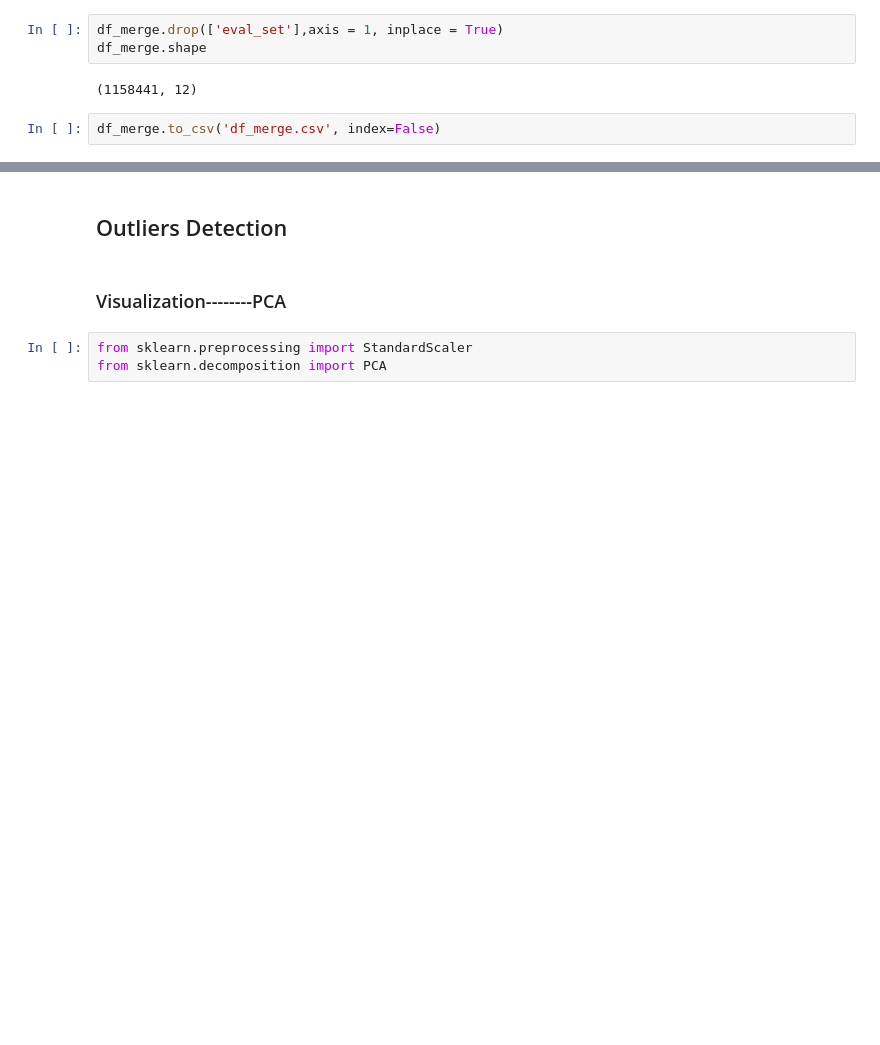
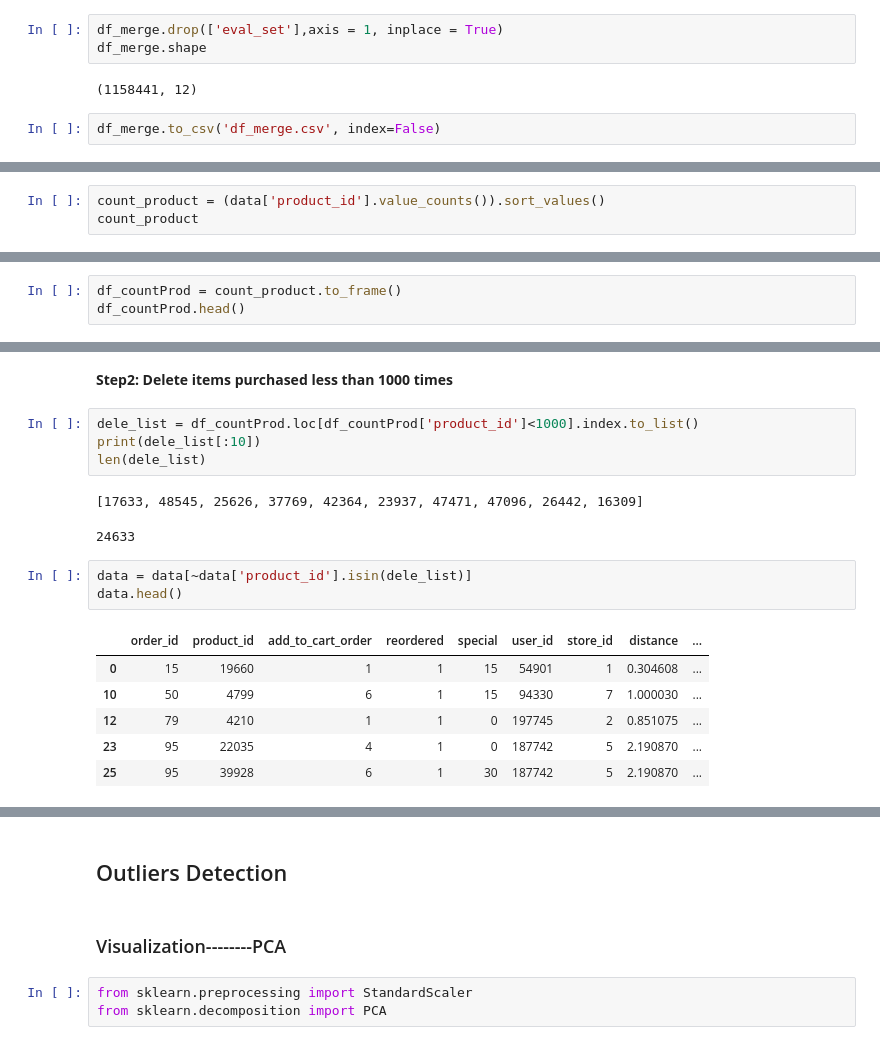
Before and after one commit to ireydiak/fraud_detection, a Jupyter notebook: TP2/Wanlin/preprocessing.ipynb, the cells around one changed output, grey strips where cells are left out. Drawn from its saved outputs; the diff is of its cells as text; blank space fills up the shorter version.

Commit message:
Delete items purchased less than 1000 times

```diff
--- a/TP2/Wanlin/preprocessing.ipynb
+++ b/TP2/Wanlin/preprocessing.ipynb
@@ -148,0 +173,3 @@ df_merge.to_csv('df_merge.csv', index=False)
+# %%
+count_product = (data['product_id'].value_counts()).sort_values()
+count_product
@@ -148,0 +195,3 @@ df_merge.to_csv('df_merge.csv', index=False)
+# %%
+df_countProd = count_product.to_frame()
+df_countProd.head()
@@ -148,0 +221,19 @@ df_merge.to_csv('df_merge.csv', index=False)
+# %% [markdown]
+**Step2: Delete items purchased less than 1000 times**
+# %%
+dele_list = df_countProd.loc[df_countProd['product_id']<1000].index.to_list()
+print(dele_list[:10])
+len(dele_list)
+# %% [output]
+[17633, 48545, 25626, 37769, 42364, 23937, 47471, 47096, 26442, 16309]
+24633
+# %%
+data = data[~data['product_id'].isin(dele_list)]
+data.head()
+# %% [output]
+|  | order_id | product_id | add_to_cart_order | reordered | special | user_id | store_id | distance | ... |
+| 0 | 15 | 19660 | 1 | 1 | 15 | 54901 | 1 | 0.304608 | ... |
+| 10 | 50 | 4799 | 6 | 1 | 15 | 94330 | 7 | 1.000030 | ... |
+| 12 | 79 | 4210 | 1 | 1 | 0 | 197745 | 2 | 0.851075 | ... |
+| 23 | 95 | 22035 | 4 | 1 | 0 | 187742 | 5 | 2.190870 | ... |
+| 25 | 95 | 39928 | 6 | 1 | 30 | 187742 | 5 | 2.190870 | ... |
```
Also changed, not shown: parts of 18 cells of this notebook, 2 other files.
